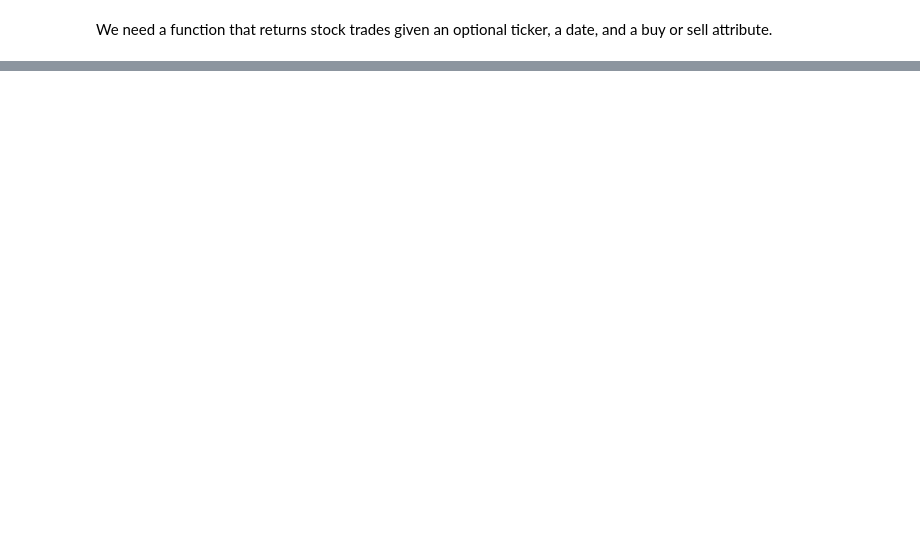
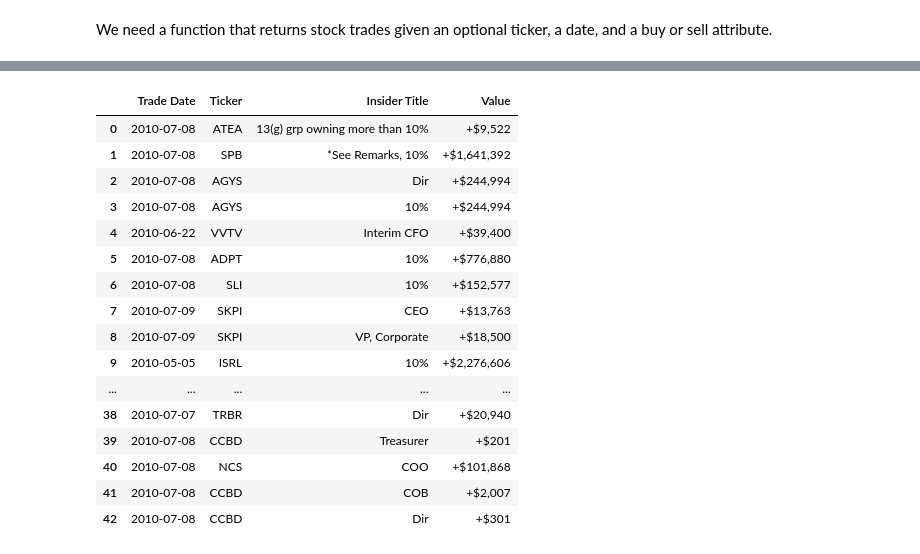
Before and after one commit to binary-riviera/Finance-Models, a Jupyter notebook: insider_trading_backtester.ipynb, the cells around one changed output, grey strips where cells are left out. Cells and saved outputs as stored; diff of their text form; code cells hidden in the pictures; blank space fills up the shorter version.

```diff
--- a/insider_trading_backtester.ipynb
+++ b/insider_trading_backtester.ipynb
@@ -14,7 +14,8 @@ def get_insider_trades(ticker=None, date=None, action='buy'):
         url = url.format(month=date.month,day=date.day,year=date.year)
         return pd.read_html(url)[11]
 # %%
-get_insider_trades(date=dt.date(2010, 7, 12))
+temp = get_insider_trades(date=dt.date(2010, 7, 12))
+temp
 # %% [output]
 |  | X | Filing Date | Trade Date | Ticker | Company | Insider Name | Insider Title | Trade Type | Price | ... |
 | 0 | M | 2010-07-12 19:11:04 | 2010-07-08 | ATEA | Astea International Inc | Kvo Capital Management, LLC | 13(g) grp owning more than 10% | P - Purchase | $2.35 | ... |
@@ -33,3 +34,23 @@ get_insider_trades(date=dt.date(2010, 7, 12))
 | 40 | NaN | 2010-07-12 08:52:49 | 2010-07-08 | NCS | Nci Building Systems Inc | Dobbins Mark W | COO | P - Purchase | $8.49 | ... |
 | 41 | D | 2010-07-12 08:46:43 | 2010-07-08 | CCBD | Community Central Bank Corp | Petitpren Dean S | COB | P - Purchase | $1.19 | ... |
 | 42 | NaN | 2010-07-12 08:37:18 | 2010-07-08 | CCBD | Community Central Bank Corp | Mestdagh James T | Dir | P - Purchase | $1.19 | ... |
+# %%
+temp[['Trade Date', 'Ticker', 'Insider Title', 'Value']]
+# %% [output]
+|  | Trade Date | Ticker | Insider Title | Value |
+| 0 | 2010-07-08 | ATEA | 13(g) grp owning more than 10% | +$9,522 |
+| 1 | 2010-07-08 | SPB | *See Remarks, 10% | +$1,641,392 |
+| 2 | 2010-07-08 | AGYS | Dir | +$244,994 |
+| 3 | 2010-07-08 | AGYS | 10% | +$244,994 |
+| 4 | 2010-06-22 | VVTV | Interim CFO | +$39,400 |
+| 5 | 2010-07-08 | ADPT | 10% | +$776,880 |
+| 6 | 2010-07-08 | SLI | 10% | +$152,577 |
+| 7 | 2010-07-09 | SKPI | CEO | +$13,763 |
+| 8 | 2010-07-09 | SKPI | VP, Corporate | +$18,500 |
+| 9 | 2010-05-05 | ISRL | 10% | +$2,276,606 |
+| ... | ... | ... | ... | ... |
+| 38 | 2010-07-07 | TRBR | Dir | +$20,940 |
+| 39 | 2010-07-08 | CCBD | Treasurer | +$201 |
+| 40 | 2010-07-08 | NCS | COO | +$101,868 |
+| 41 | 2010-07-08 | CCBD | COB | +$2,007 |
+| 42 | 2010-07-08 | CCBD | Dir | +$301 |
```
